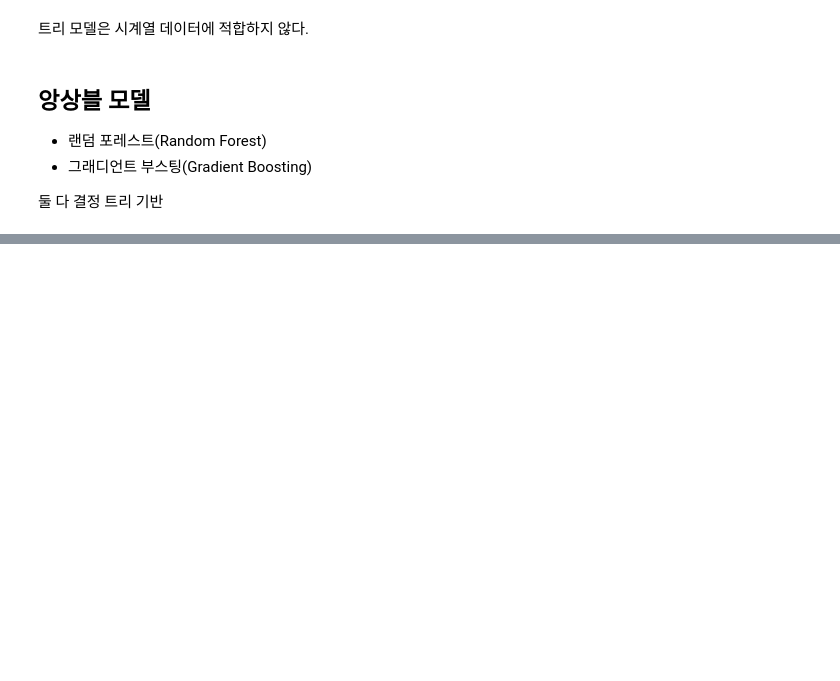
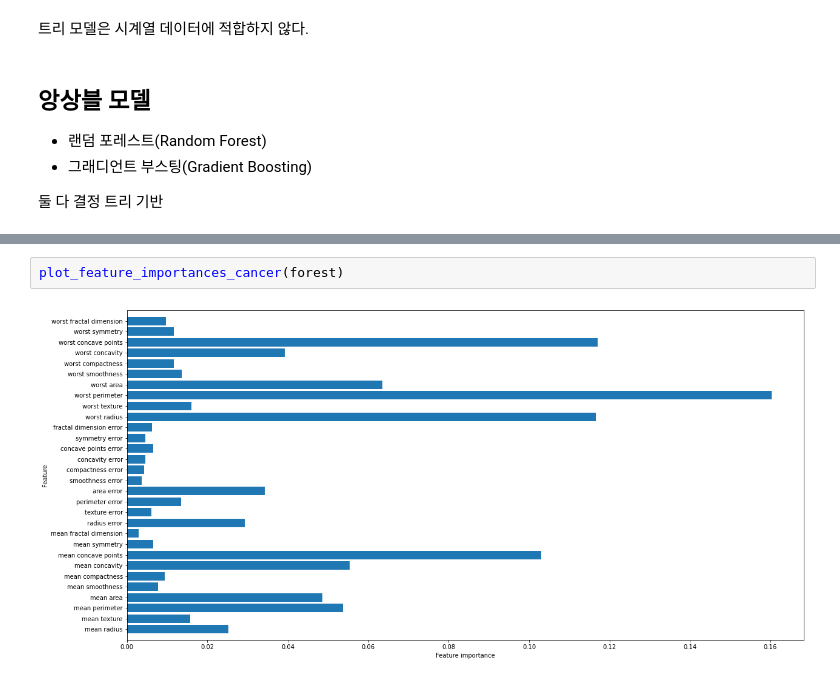
Before and after one commit to muu86/ml_study, a Jupyter notebook: 의사_결정_트리_및_앙상블_모델.ipynb, the cells around one changed output, grey strips where cells are left out. Cells and saved outputs as stored; diff of their text form; blank space fills up the shorter version.

```diff
--- a/의사_결정_트리_및_앙상블_모델.ipynb
+++ b/의사_결정_트리_및_앙상블_모델.ipynb
@@ -256,0 +311,4 @@ plt.show()
+# %%
+plot_feature_importances_cancer(forest)
+# %% [output]
+[figure, added]
```
Also changed, not shown: parts of 13 cells of this notebook.
